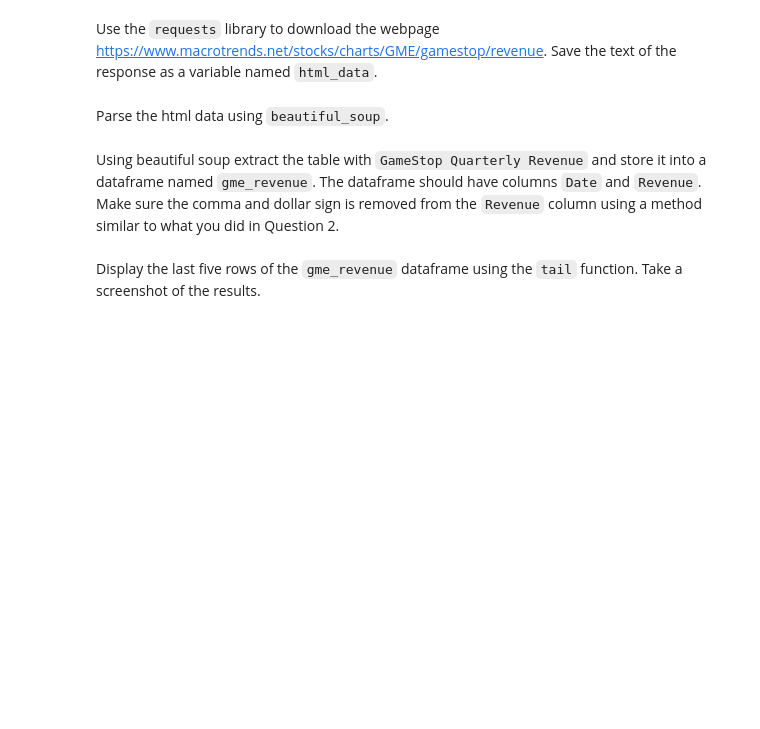
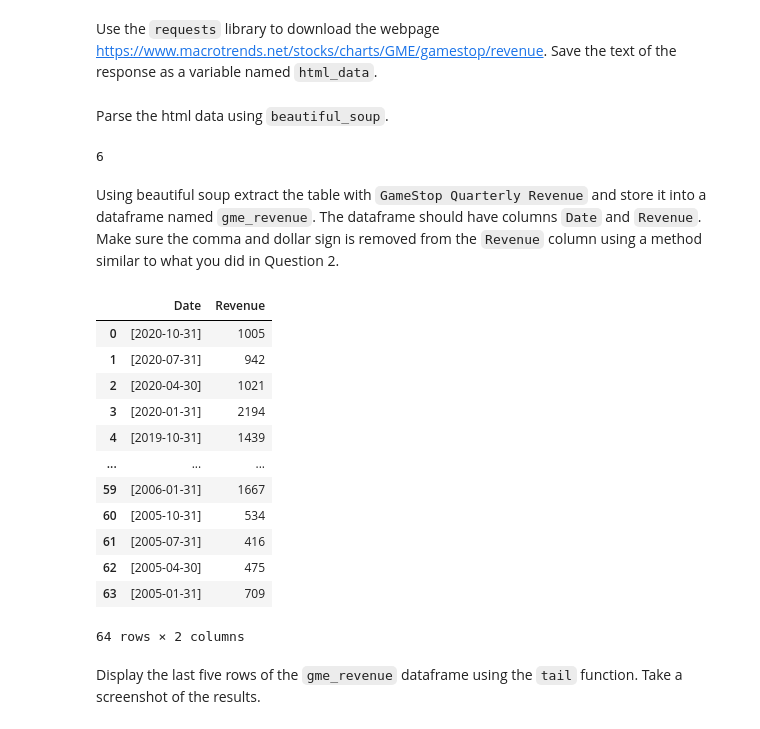
Before and after one commit to victoravalbuena/PYTHON_Courses, a Jupyter notebook: Final Assignment_Python Project.ipynb, the cells around one changed output. Cells and saved outputs as stored; diff of their text form; code cells hidden in the pictures; blank space fills up the shorter version.

```diff
--- a/Final Assignment_Python Project.ipynb
+++ b/Final Assignment_Python Project.ipynb
@@ -253,9 +280,51 @@ Using the ticker object and the function `history` extract stock information and
 ## Question 4: Use Webscraping to Extract GME Revenue Data
 # %% [markdown]
 Use the `requests` library to download the webpage [https://www.macrotrends.net/stocks/charts/GME/gamestop/revenue](https://www.macrotrends.net/stocks/charts/GME/gamestop/revenue?cm_mmc=Email_Newsletter-_-Developer_Ed%2BTech-_-WW_WW-_-SkillsNetwork-Courses-IBMDeveloperSkillsNetwork-PY0220EN-SkillsNetwork-23455606&cm_mmca1=000026UJ&cm_mmca2=10006555&cm_mmca3=M12345678&cvosrc=email.Newsletter.M12345678&cvo_campaign=000026UJ&cm_mmc=Email_Newsletter-_-Developer_Ed%2BTech-_-WW_WW-_-SkillsNetwork-Courses-IBMDeveloperSkillsNetwork-PY0220EN-SkillsNetwork-23455606&cm_mmca1=000026UJ&cm_mmca2=10006555&cm_mmca3=M12345678&cvosrc=email.Newsletter.M12345678&cvo_campaign=000026UJ&cm_mmc=Email_Newsletter-_-Developer_Ed%2BTech-_-WW_WW-_-SkillsNetwork-Courses-IBMDeveloperSkillsNetwork-PY0220EN-SkillsNetwork-23455606&cm_mmca1=000026UJ&cm_mmca2=10006555&cm_mmca3=M12345678&cvosrc=email.Newsletter.M12345678&cvo_campaign=000026UJ&cm_mmc=Email_Newsletter-_-Developer_Ed%2BTech-_-WW_WW-_-SkillsNetwork-Courses-IBMDeveloperSkillsNetwork-PY0220EN-SkillsNetwork-23455606&cm_mmca1=000026UJ&cm_mmca2=10006555&cm_mmca3=M12345678&cvosrc=email.Newsletter.M12345678&cvo_campaign=000026UJ). Save the text of the response as a variable named `html_data`.
+# %%
+url = "https://www.macrotrends.net/stocks/charts/GME/gamestop/revenue"
+html_data = requests.get(url).text
 # %% [markdown]
 Parse the html data using `beautiful_soup`.
+# %%
+soup = BeautifulSoup(html_data,"html5lib")
+table = soup.find_all('table')
+len(table)
+# %% [output]
+6
 # %% [markdown]
 Using beautiful soup extract the table with `GameStop Quarterly Revenue` and store it into a dataframe named `gme_revenue`. The dataframe should have columns `Date` and `Revenue`. Make sure the comma and dollar sign is removed from the `Revenue` column using a method similar to what you did in Question 2.
+# %%
+gme_revenue = pd.DataFrame(columns=["Date","Revenue"])
+
+tables = soup.find_all("table", attrs={"class":"historical_data_table table"})
+
+for table in tables:
+
+    if table.find("th").getText().startswith("GameStop Quarterly Revenue"):
+
+        for row in table.find("tbody").find_all("tr"):
+
+            col = row.find_all("td")
+
+            if (col != [2] ):
+                date = col[0]
+                revenue = col[1].text.replace("$", "").replace(",", "")
+                gme_revenue = gme_revenue.append({"Date": date, "Revenue": revenue}, ignore_index=True)
+
+gme_revenue
+# %% [output]
+|  | Date | Revenue |
+| 0 | [2020-10-31] | 1005 |
+| 1 | [2020-07-31] | 942 |
+| 2 | [2020-04-30] | 1021 |
+| 3 | [2020-01-31] | 2194 |
+| 4 | [2019-10-31] | 1439 |
+| ... | ... | ... |
+| 59 | [2006-01-31] | 1667 |
+| 60 | [2005-10-31] | 534 |
+| 61 | [2005-07-31] | 416 |
+| 62 | [2005-04-30] | 475 |
+| 63 | [2005-01-31] | 709 |
+64 rows × 2 columns
 # %% [markdown]
 Display the last five rows of the `gme_revenue` dataframe using the `tail` function. Take a screenshot of the results.
```
Also changed, not shown: parts of 8 cells of this notebook.
